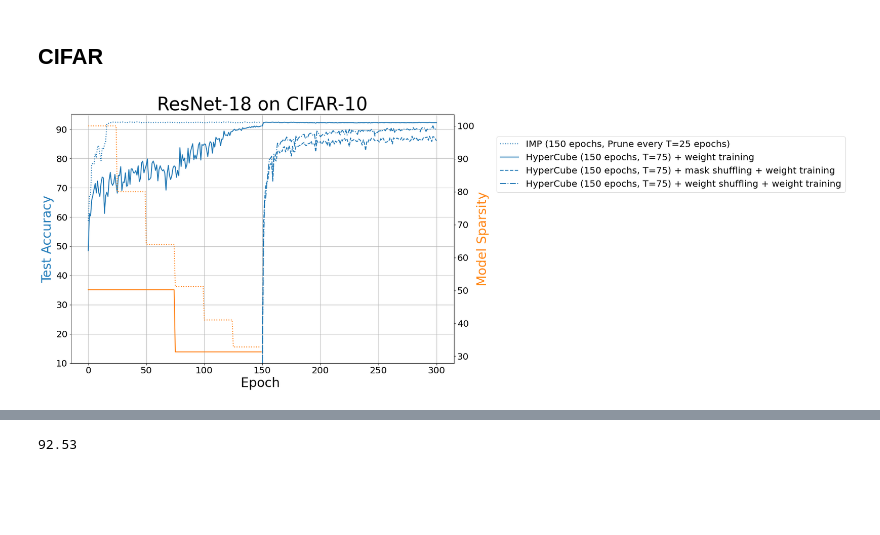
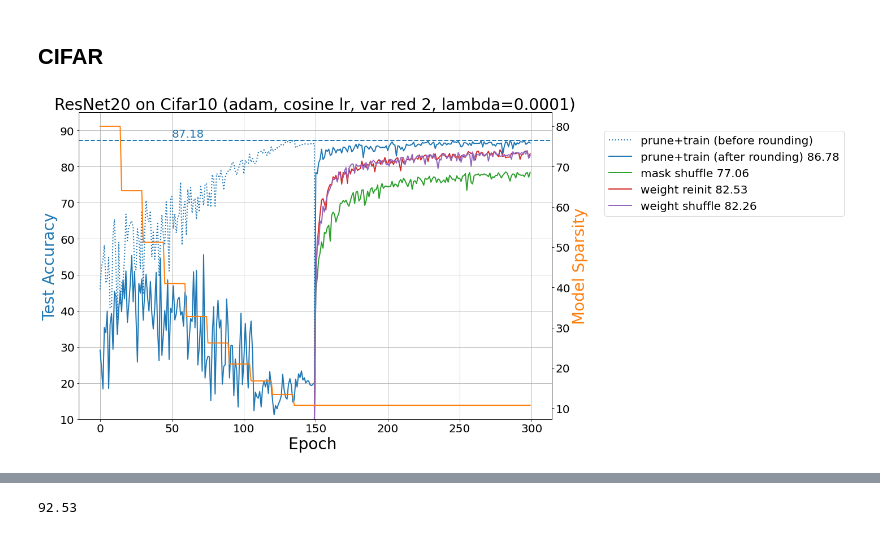
Before and after one commit to ksreenivasan/pruning_is_enough, a Jupyter notebook: visualize-results.ipynb, the cells around one changed output, grey strips where cells are left out. Drawn from its saved outputs; the diff is of its cells as text; code cells hidden in the pictures; blank space fills up the shorter version.

```diff
--- a/visualize-results.ipynb
+++ b/visualize-results.ipynb
@@ -28,39 +19,13 @@ hc_iter_shuffle_weight_wt = pd.read_csv('results/results_pruning_CIFAR10_cResNet
-# %%
-fig, ax1 = plt.subplots(figsize=(15, 10))
-ax2 = ax1.twinx()
-
-ax1.plot(imp['epoch'], imp['test_acc'], linewidth=line_width-2, c='C0', label='IMP (150 epochs, Prune every T=25 epochs)', linestyle='dotted')#, marker='^', markersize=12)
-ax2.plot(imp['epoch'], imp['model_sparsity'], linewidth=line_width-2, c='C1', label='Weak LTH (w/ rewinding, Prune every 5 epochs)', linestyle='dotted')#, marker='^', markersize=12)
-
-ax1.plot(hc_iter_75['epoch'], hc_iter_75['test_acc'], linewidth=line_width-2, c='C0', linestyle='solid')#, label='HyperCube (150 epochs, T=75)'#, marker='o', markersize=12) # + Weight Training (50 epochs)
-ax2.plot(hc_iter_75['epoch'], hc_iter_75['model_sparsity'], linewidth=line_width-2, c='C1', linestyle='solid')#, label='HyperCube (150 epochs, T=75)'#, marker='o', markersize=12) # + Weight Training (50 epochs)
-
-#ax1.plot(hc_iter_50['epoch'], hc_iter_50['test_acc'], linewidth=line_width-2, c='C0', label='HyperCube (150 epochs, T=50)', linestyle='dashed')#, marker='^', markersize=12) # + Weight Training (50 epochs)
-#ax2.plot(hc_iter_50['epoch'], hc_iter_50['model_sparsity'], linewidth=line_width-2, c='C1', label='HyperCube (150 epochs, T=50)', linestyle='dashed')#, marker='^', markersize=12) # + Weight Training (50 epochs)
-
-ax1.plot(hc_iter_wt['epoch']+150, hc_iter_wt['test_acc'], linewidth=line_width-2, c='C0', label='HyperCube (150 epochs, T=75) + weight training', linestyle='solid')#, marker='o', markersize=12) # + Weight Training (50 epochs)
-
-ax1.plot(hc_iter_shuffle_mask_wt['epoch']+150, hc_iter_shuffle_mask_wt['test_acc'], linewidth=line_width-2, c='C0', label='HyperCube (150 epochs, T=75) + mask shuffling + weight training', linestyle='dashed')#, marker='o', markersize=12) # + Weight Training (50 epochs)
-
-ax1.plot(hc_iter_shuffle_weight_wt['epoch']+150, hc_iter_shuffle_weight_wt['test_acc'], linewidth=line_width-2, c='C0', label='HyperCube (150 epochs, T=75) + weight shuffling + weight training', linestyle='dashdot')#, marker='o', markersize=12) # + Weight Training (50 epochs)
-
-
-plt.title("ResNet-18 on CIFAR-10", fontsize=title_size)
-ax1.tick_params(axis='both', labelsize=tick_size)
-ax2.tick_params(axis='both', labelsize=tick_size)
-
-ax1.set_xlabel("Epoch ", fontsize=label_size)
-ax1.set_ylabel("Test Accuracy", fontsize=label_size, color='C0')
-ax2.set_ylabel("Model Sparsity", fontsize=label_size, color='C1')
-
-#ax2.set_ylim([0, 55])
-ax1.set_ylim([10, 95])
-#ax1.set_xlim([0,152])
-ax1.legend(fontsize=legend_size, loc='center left', bbox_to_anchor=(1.1, 0.8))#, loc='right')
-ax1.grid(True)
-#ax2.grid(True)
-
-plt.savefig('HC variants and imp on cifar10_resnet18.jpg', dpi=400)
-#plt.savefig('DG (follow low positive) .jpg', dpi=400)
-# %% [output]
-[figure, removed]
+# %%
+def read_files(result_prefix):
+    pd_train = pd.read_csv(os.path.join(result_prefix, 'acc_and_sparsity.csv'))
+    pd_mask = pd.read_csv(os.path.join(result_prefix, 'acc_and_sparsity_mask_shuffle.csv'))
+    pd_wt_reinit = pd.read_csv(os.path.join(result_prefix, 'acc_and_sparsity_weight_reinit.csv'))
+    pd_wt_shuffle = pd.read_csv(os.path.join(result_prefix, 'acc_and_sparsity_weight_shuffle.csv'))
+    return pd_train, pd_mask, pd_wt_reinit, pd_wt_shuffle
+
+result_prefix = 'results/results_pruning_CIFAR10_resnet20_hc_iter_15_reg_var_red_2_0_0001_adam_cosine_lr_0_05_0_1_50_fan_False_signed_constant_unif_width_1_0_seed_42/'
+pd_train, pd_mask, pd_wt_reinit, pd_wt_shuffle = read_files(result_prefix)
+plot_figure(pd_train, pd_mask, pd_wt_reinit, pd_wt_shuffle, name="ResNet20 on Cifar10 (adam, cosine lr, var red 2, lambda=0.0001)")
+# %% [output]
+[figure, added]
```
Also changed, not shown: parts of 9 cells of this notebook, 21 other files.
